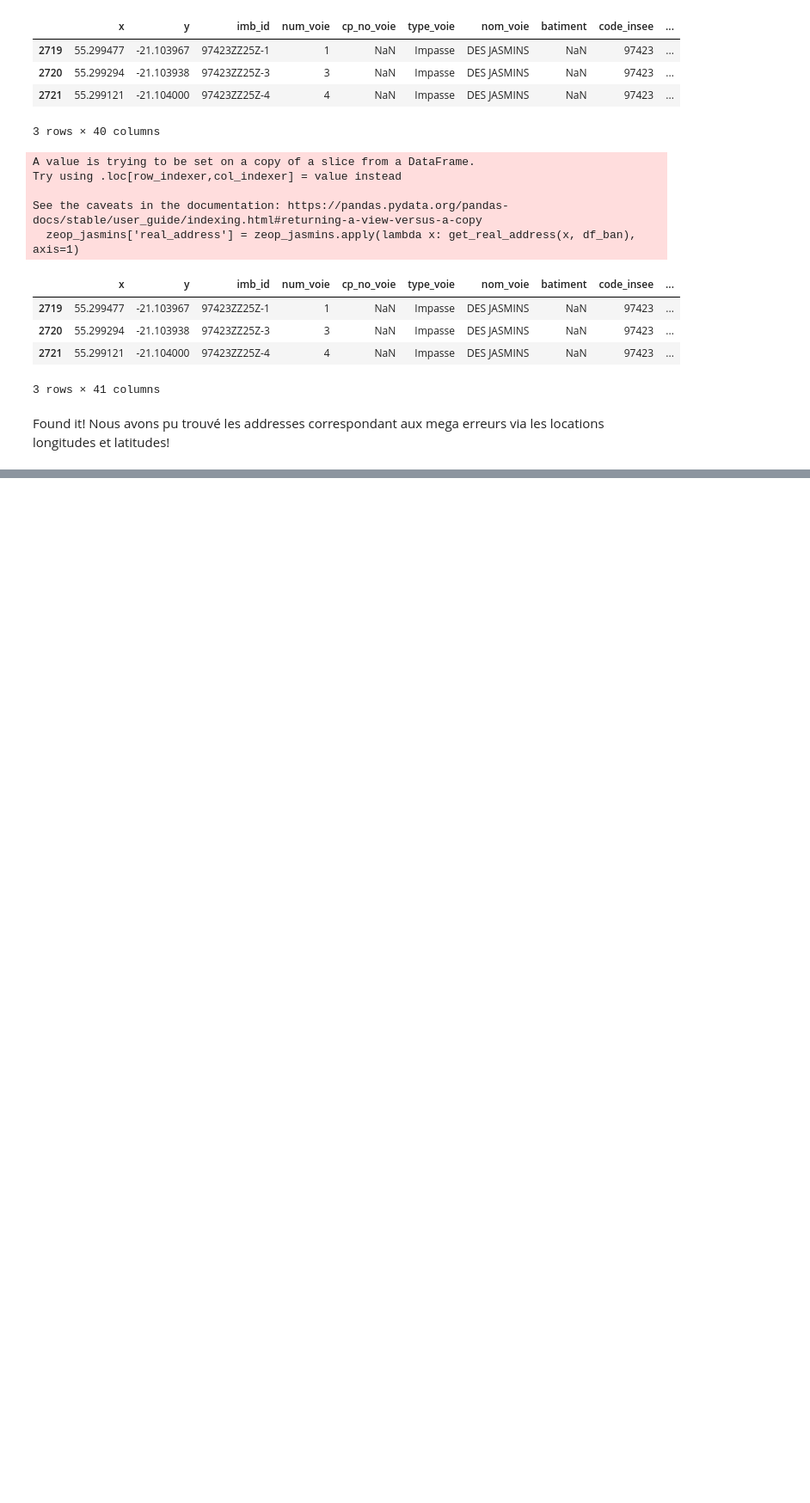
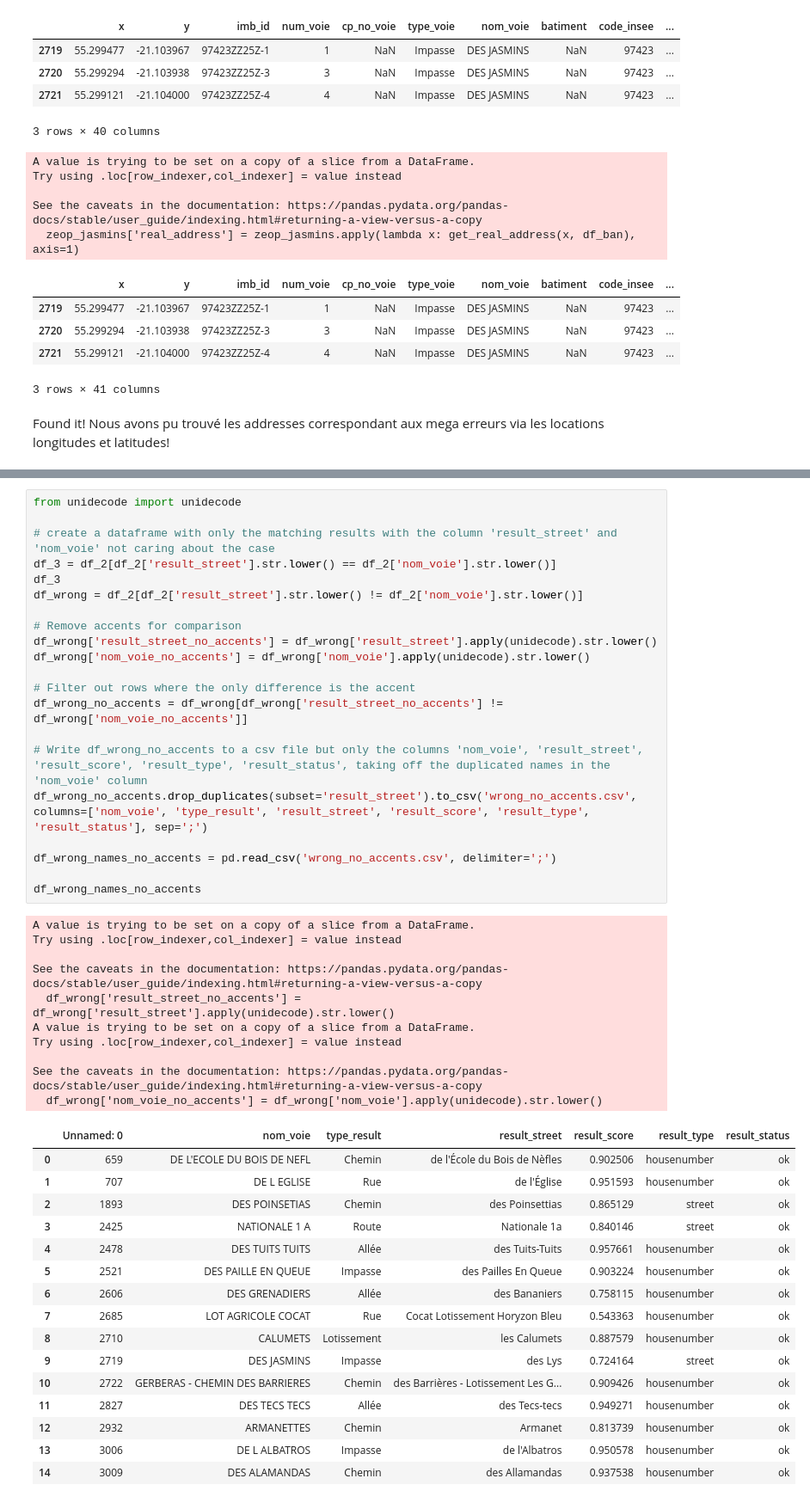
Before and after one commit to gitreunion/datacup-challenge-esi-flipside, a Jupyter notebook: code/get_path_name_error.ipynb, the cells around one changed output, grey strips where cells are left out. Shown at 86% size. Saved outputs shown, nothing was run; the diff lists cells and outputs as text; blank space fills up the shorter version.

```diff
--- a/code/get_path_name_error.ipynb
+++ b/code/get_path_name_error.ipynb
@@ -326,0 +329,48 @@ Found it! Nous avons pu trouvé les addresses correspondant aux mega erreurs via
+# %%
+from unidecode import unidecode
+
+# create a dataframe with only the matching results with the column 'result_street' and 'nom_voie' not caring about the case
+df_3 = df_2[df_2['result_street'].str.lower() == df_2['nom_voie'].str.lower()]
+df_3
+df_wrong = df_2[df_2['result_street'].str.lower() != df_2['nom_voie'].str.lower()]
+
+# Remove accents for comparison
+df_wrong['result_street_no_accents'] = df_wrong['result_street'].apply(unidecode).str.lower()
+df_wrong['nom_voie_no_accents'] = df_wrong['nom_voie'].apply(unidecode).str.lower()
+
+# Filter out rows where the only difference is the accent
+df_wrong_no_accents = df_wrong[df_wrong['result_street_no_accents'] != df_wrong['nom_voie_no_accents']]
+
+# Write df_wrong_no_accents to a csv file but only the columns 'nom_voie', 'result_street', 'result_score', 'result_type', 'result_status', taking off the duplicated names in the 'nom_voie' column
+df_wrong_no_accents.drop_duplicates(subset='result_street').to_csv('wrong_no_accents.csv', columns=['nom_voie', 'type_result', 'result_street', 'result_score', 'result_type', 'result_status'], sep=';')
+
+df_wrong_names_no_accents = pd.read_csv('wrong_no_accents.csv', delimiter=';')
+
+df_wrong_names_no_accents
+# %% [output]
+A value is trying to be set on a copy of a slice from a DataFrame.
+Try using .loc[row_indexer,col_indexer] = value instead
+
+See the caveats in the documentation: https://pandas.pydata.org/pandas-docs/stable/user_guide/indexing.html#returning-a-view-versus-a-copy
+  df_wrong['result_street_no_accents'] = df_wrong['result_street'].apply(unidecode).str.lower()
+A value is trying to be set on a copy of a slice from a DataFrame.
+Try using .loc[row_indexer,col_indexer] = value instead
+
+See the caveats in the documentation: https://pandas.pydata.org/pandas-docs/stable/user_guide/indexing.html#returning-a-view-versus-a-copy
+  df_wrong['nom_voie_no_accents'] = df_wrong['nom_voie'].apply(unidecode).str.lower()
+|  | Unnamed: 0 | nom_voie | type_result | result_street | result_score | result_type | result_status |
+| 0 | 659 | DE L'ECOLE DU BOIS DE NEFL | Chemin | de l'École du Bois de Nèfles | 0.902506 | housenumber | ok |
+| 1 | 707 | DE L EGLISE | Rue | de l'Église | 0.951593 | housenumber | ok |
+| 2 | 1893 | DES POINSETIAS | Chemin | des Poinsettias | 0.865129 | street | ok |
+| 3 | 2425 | NATIONALE 1 A | Route | Nationale 1a | 0.840146 | street | ok |
+| 4 | 2478 | DES TUITS TUITS | Allée | des Tuits-Tuits | 0.957661 | housenumber | ok |
+| 5 | 2521 | DES PAILLE EN QUEUE | Impasse | des Pailles En Queue | 0.903224 | housenumber | ok |
+| 6 | 2606 | DES GRENADIERS | Allée | des Bananiers | 0.758115 | housenumber | ok |
+| 7 | 2685 | LOT AGRICOLE COCAT | Rue | Cocat Lotissement Horyzon Bleu | 0.543363 | housenumber | ok |
+| 8 | 2710 | CALUMETS | Lotissement | les Calumets | 0.887579 | housenumber | ok |
+| 9 | 2719 | DES JASMINS | Impasse | des Lys | 0.724164 | street | ok |
+| 10 | 2722 | GERBERAS - CHEMIN DES BARRIERES | Chemin | des Barrières - Lotissement Les G... | 0.909426 | housenumber | ok |
+| 11 | 2827 | DES TECS TECS | Allée | des Tecs-tecs | 0.949271 | housenumber | ok |
+| 12 | 2932 | ARMANETTES | Chemin | Armanet | 0.813739 | housenumber | ok |
+| 13 | 3006 | DE L ALBATROS | Impasse | de l'Albatros | 0.950578 | housenumber | ok |
+| 14 | 3009 | DES ALAMANDAS | Chemin | des Allamandas | 0.937538 | housenumber | ok |
```
Also changed, not shown: parts of 4 cells of this notebook, 2 other files.
